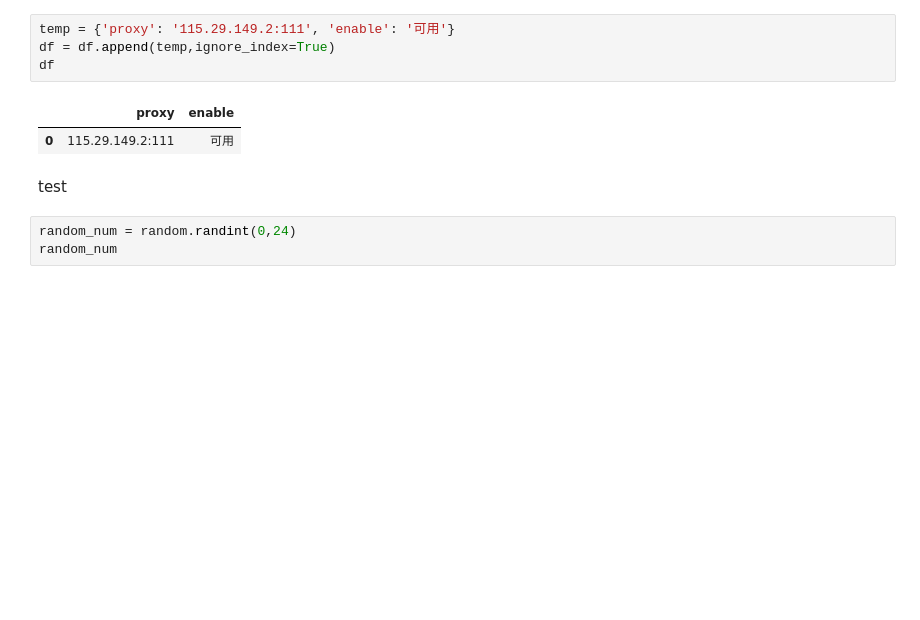
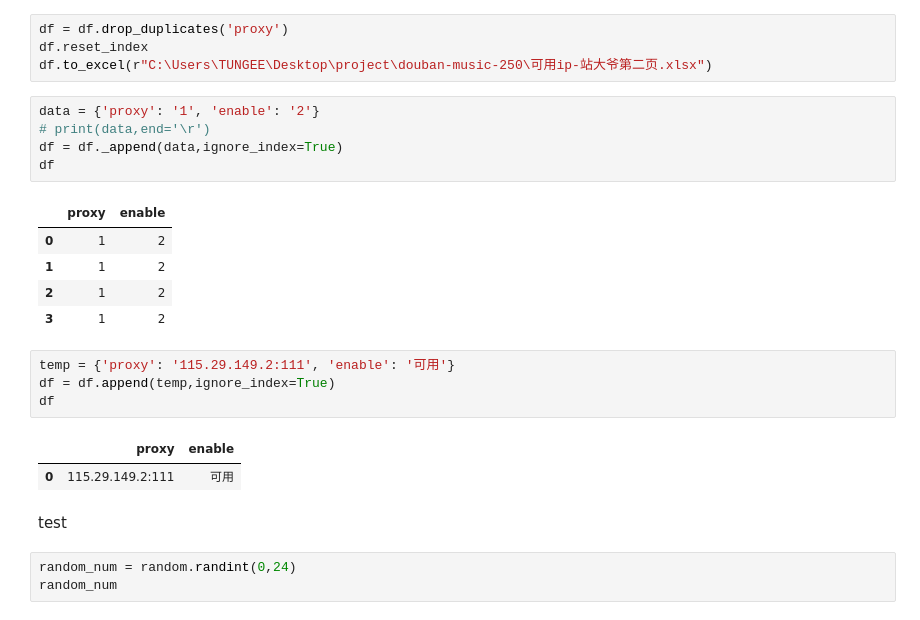
Before and after one commit to Blacktuna1/douban-music-250, a Jupyter notebook: ip-get/save-good-proxy.ipynb, the cells around one changed output. Drawn from its saved outputs; the diff is of its cells as text; blank space fills up the shorter version.

```diff
--- a/ip-get/save-good-proxy.ipynb
+++ b/ip-get/save-good-proxy.ipynb
@@ -152,3 +126,18 @@ df
+# %%
+df = df.drop_duplicates('proxy')
+df.reset_index
+df.to_excel(r"C:\Users\TUNGEE\Desktop\project\douban-music-250\可用ip-站大爷第二页.xlsx")
+# %%
+data = {'proxy': '1', 'enable': '2'}
+# print(data,end='\r')
+df = df._append(data,ignore_index=True)
+df
+# %% [output]
+|  | proxy | enable |
+| 0 | 1 | 2 |
+| 1 | 1 | 2 |
+| 2 | 1 | 2 |
+| 3 | 1 | 2 |
 # %%
 temp = {'proxy': '115.29.149.2:111', 'enable': '可用'}
 df = df.append(temp,ignore_index=True)
```
Also changed, not shown: parts of 2 cells of this notebook, 4 other files.
